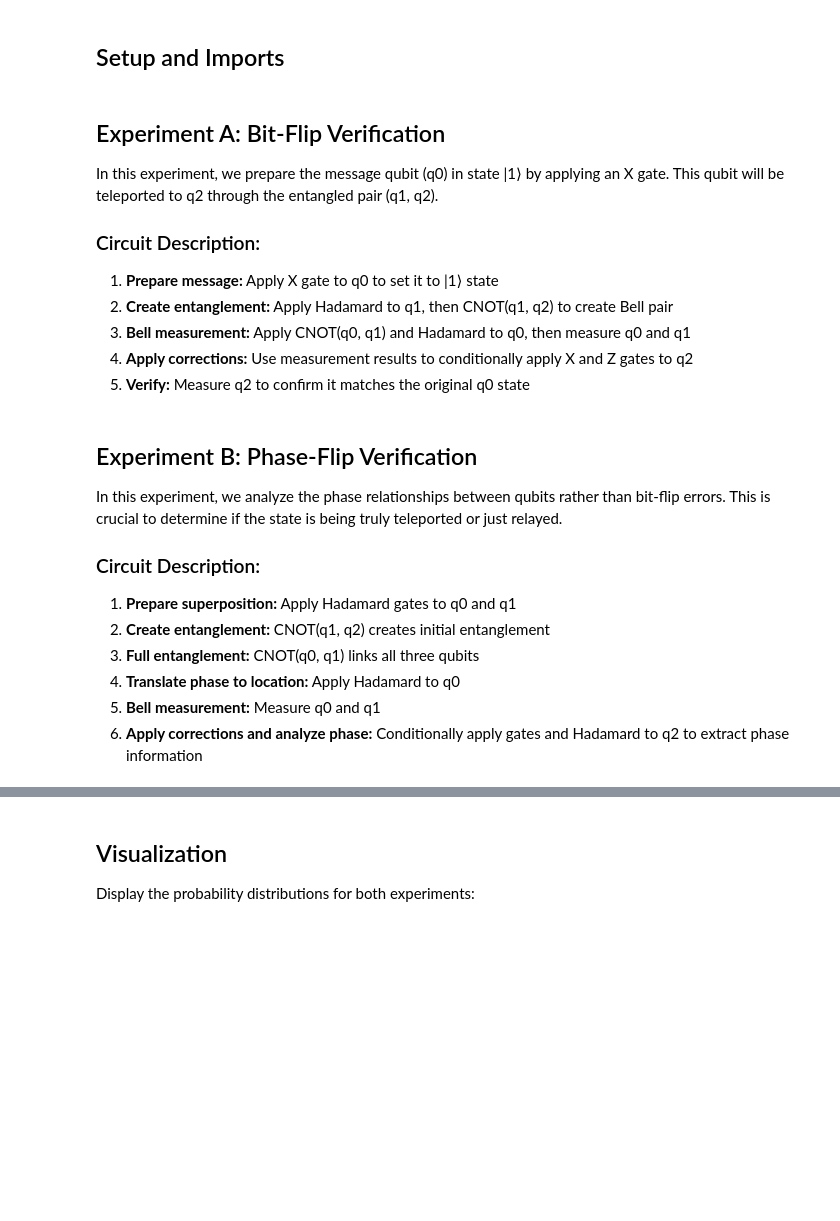
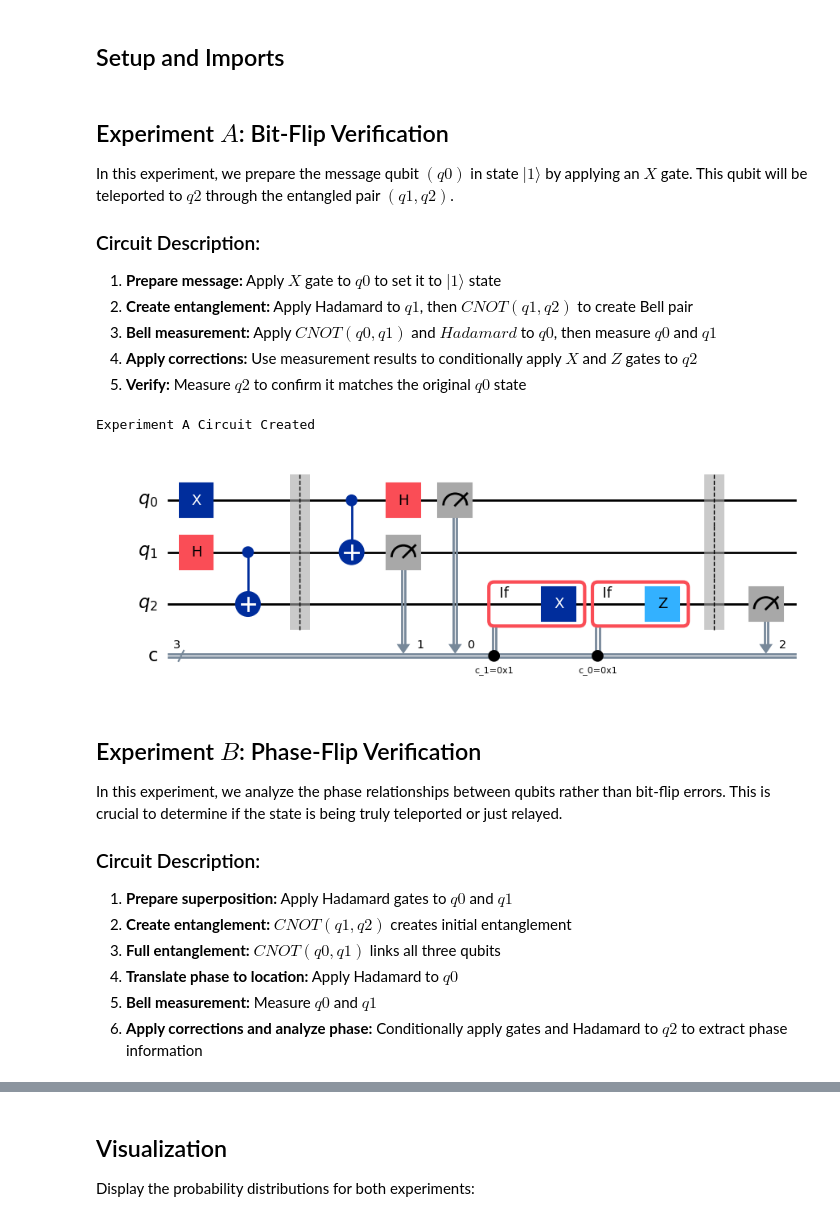
Before and after one commit to CosmicLM/quantum-projects, a Jupyter notebook: quantum-teleportation/quantum_teleportation.ipynb, the cells around one changed output, grey strips where cells are left out. Saved outputs shown, nothing was run; the diff lists cells and outputs as text; code cells hidden in the pictures; blank space fills up the shorter version.

```diff
--- a/quantum-teleportation/quantum_teleportation.ipynb
+++ b/quantum-teleportation/quantum_teleportation.ipynb
@@ -16,16 +40,16 @@ from qiskit_aer import AerSimulator
 from qiskit.visualization import plot_histogram
 import matplotlib.pyplot as plt
 # %% [markdown]
-## Experiment A: Bit-Flip Verification
+## Experiment $A$: Bit-Flip Verification
 
-In this experiment, we prepare the message qubit (q0) in state |1⟩ by applying an X gate. This qubit will be teleported to q2 through the entangled pair (q1, q2).
+In this experiment, we prepare the message qubit $(q0)$ in state $|1⟩$ by applying an $X$ gate. This qubit will be teleported to $q2$ through the entangled pair $(q1, q2)$.
 
 ### Circuit Description:
-1. **Prepare message:** Apply X gate to q0 to set it to |1⟩ state
-2. **Create entanglement:** Apply Hadamard to q1, then CNOT(q1, q2) to create Bell pair
-3. **Bell measurement:** Apply CNOT(q0, q1) and Hadamard to q0, then measure q0 and q1
-4. **Apply corrections:** Use measurement results to conditionally apply X and Z gates to q2
-5. **Verify:** Measure q2 to confirm it matches the original q0 state
+1. **Prepare message:** Apply $X$ gate to $q0$ to set it to $|1⟩$ state
+2. **Create entanglement:** Apply Hadamard to $q1$, then $CNOT(q1, q2)$ to create Bell pair
+3. **Bell measurement:** Apply $CNOT(q0, q1)$ and $Hadamard$ to $q0$, then measure $q0$ and $q1$
+4. **Apply corrections:** Use measurement results to conditionally apply $X$ and $Z$ gates to $q2$
+5. **Verify:** Measure $q2$ to confirm it matches the original $q0$ state
 # %%
 def experimenta():
     """Create quantum teleportation circuit for bit-flip verification."""
@@ -47,46 +71,49 @@ def experimenta():
 
     # Part 3 - Bell basis measurement
     # Apply CNOT(q0, q1) to entangle message qubit with the Bell pair
     qc.cx(0, 1)
     # Apply Hadamard to q0 to complete the Bell measurement
     qc.h(0)
     # Measure q0 and q1 (classical bits 0 and 1)
     qc.measure([0, 1], [0, 1])
 
     # Part 4 - Correction phase
     # Apply conditional gates based on measurement results
     # If bit 1 (from q1) is 1, apply X gate to q2
     with qc.if_test((qc.clbits[1], 1)):
         qc.x(2)
 
     # If bit 0 (from q0) is 1, apply Z gate to q2
     with qc.if_test((qc.clbits[0], 1)):
         qc.z(2)
 
     qc.barrier()  # Visual separator
 
     # Part 5 - Verification: measure q2
     # q2 should now match the original q0 state
     qc.measure(2, 2)
 
     return qc
 
 # Build and display the circuit
 qc_a = experimenta()
 print("Experiment A Circuit Created")
-qc_a.draw('mpl')
+qc_a.draw(output='mpl', style={'backgroundcolor': "#FFFFFF"})
+# %% [output]
+Experiment A Circuit Created
+[figure, added]
 # %% [markdown]
-## Experiment B: Phase-Flip Verification
+## Experiment $B$: Phase-Flip Verification
 
 In this experiment, we analyze the phase relationships between qubits rather than bit-flip errors. This is crucial to determine if the state is being truly teleported or just relayed.
 
 ### Circuit Description:
-1. **Prepare superposition:** Apply Hadamard gates to q0 and q1
-2. **Create entanglement:** CNOT(q1, q2) creates initial entanglement
-3. **Full entanglement:** CNOT(q0, q1) links all three qubits
-4. **Translate phase to location:** Apply Hadamard to q0
-5. **Bell measurement:** Measure q0 and q1
-6. **Apply corrections and analyze phase:** Conditionally apply gates and Hadamard to q2 to extract phase information
+1. **Prepare superposition:** Apply Hadamard gates to $q0$ and $q1$
+2. **Create entanglement:** $CNOT(q1, q2)$ creates initial entanglement
+3. **Full entanglement:** $CNOT(q0, q1)$ links all three qubits
+4. **Translate phase to location:** Apply Hadamard to $q0$
+5. **Bell measurement:** Measure $q0$ and $q1$
+6. **Apply corrections and analyze phase:** Conditionally apply gates and Hadamard to $q2$ to extract phase information
 # %%
 def experimentb():
     """Create quantum teleportation circuit for phase-flip verification."""
```
Also changed, not shown: parts of 7 cells of this notebook, 1 other file.
